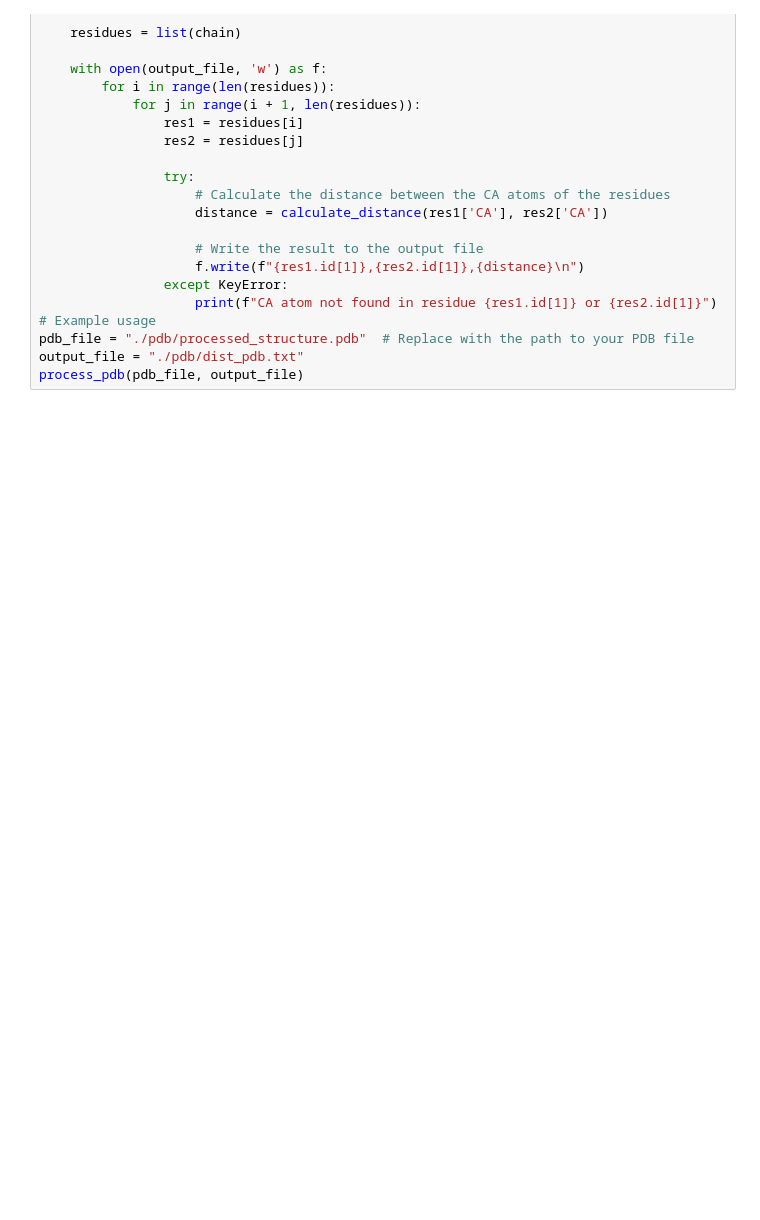
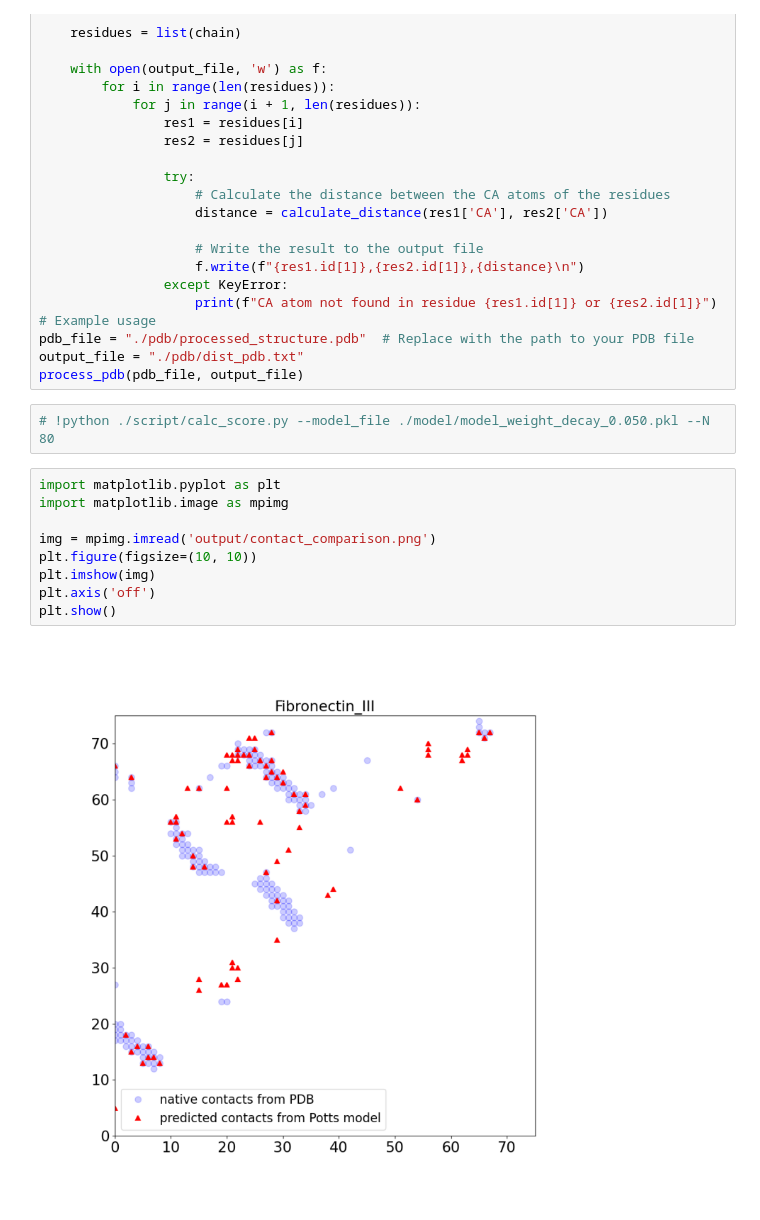
Before and after one commit to riversdark/DCA, a Jupyter notebook: dca.ipynb, the cells around one changed output. Cells and saved outputs as stored; diff of their text form; blank space fills up the shorter version.

```diff
--- a/dca.ipynb
+++ b/dca.ipynb
@@ -407,3 +378,16 @@ def process_pdb(pdb_file, output_file):
 pdb_file = "./pdb/processed_structure.pdb"  # Replace with the path to your PDB file
 output_file = "./pdb/dist_pdb.txt"
 process_pdb(pdb_file, output_file)
+# %%
+# !python ./script/calc_score.py --model_file ./model/model_weight_decay_0.050.pkl --N 80
+# %%
+import matplotlib.pyplot as plt
+import matplotlib.image as mpimg
+
+img = mpimg.imread('output/contact_comparison.png')
+plt.figure(figsize=(10, 10))
+plt.imshow(img)
+plt.axis('off')
+plt.show()
+# %% [output]
+[figure, added]
```
Also changed, not shown: parts of 15 cells of this notebook, 2 other files.
